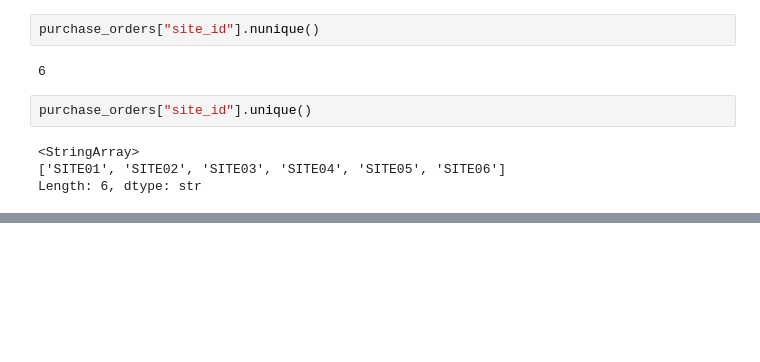
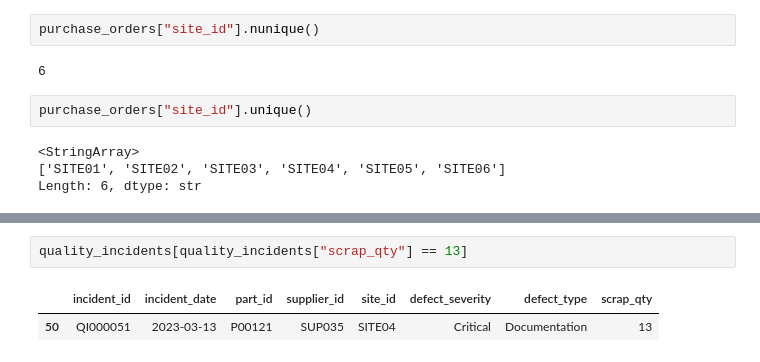
Before and after one commit to SeanNeedham/AeroFlow-Supply-Chain-Analytics, a Jupyter notebook: Python/01_data_profiling.ipynb, the cells around one changed output, grey strips where cells are left out. Drawn from its saved outputs; the diff is of its cells as text; blank space fills up the shorter version.

```diff
--- a/Python/01_data_profiling.ipynb
+++ b/Python/01_data_profiling.ipynb
@@ -511,0 +645,5 @@ Overall, the purchase order data is structurally consistent. The main findings r
+# %%
+quality_incidents[quality_incidents["scrap_qty"] == 13]
+# %% [output]
+|  | incident_id | incident_date | part_id | supplier_id | site_id | defect_severity | defect_type | scrap_qty |
+| 50 | QI000051 | 2023-03-13 | P00121 | SUP035 | SITE04 | Critical | Documentation | 13 |
```
Also changed, not shown: parts of 82 cells of this notebook.
